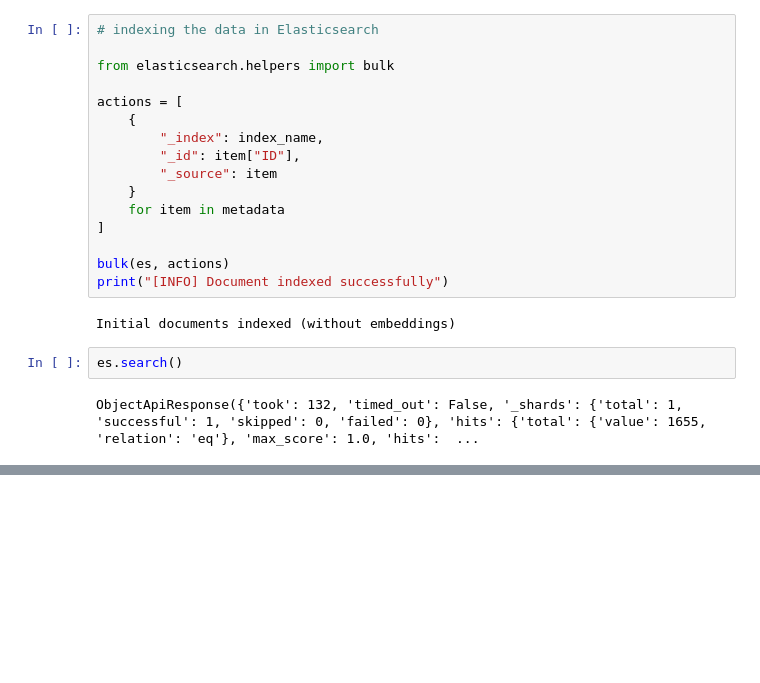
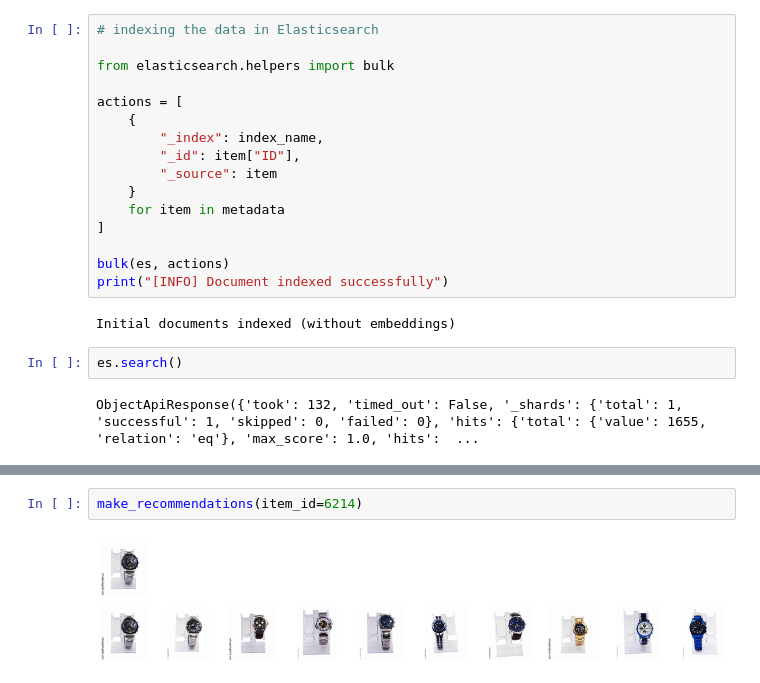
Before and after one commit to carmel-wenga/Image-Based-Recommendation-System-with-ResNet-and-Elasticsearch, a Jupyter notebook: src/IBRS_with_ResNet_and_ES.ipynb, the cells around one changed output, grey strips where cells are left out. Drawn from its saved outputs; the diff is of its cells as text; blank space fills up the shorter version.

```diff
--- a/src/IBRS_with_ResNet_and_ES.ipynb
+++ b/src/IBRS_with_ResNet_and_ES.ipynb
@@ -179,0 +353,4 @@ ObjectApiResponse({'took': 132, 'timed_out': False, '_shards': {'total': 1, 'suc
+# %%
+make_recommendations(item_id=6214)
+# %% [output]
+[figure, added]
```
Also changed, not shown: parts of 16 cells of this notebook, 1 other file.
